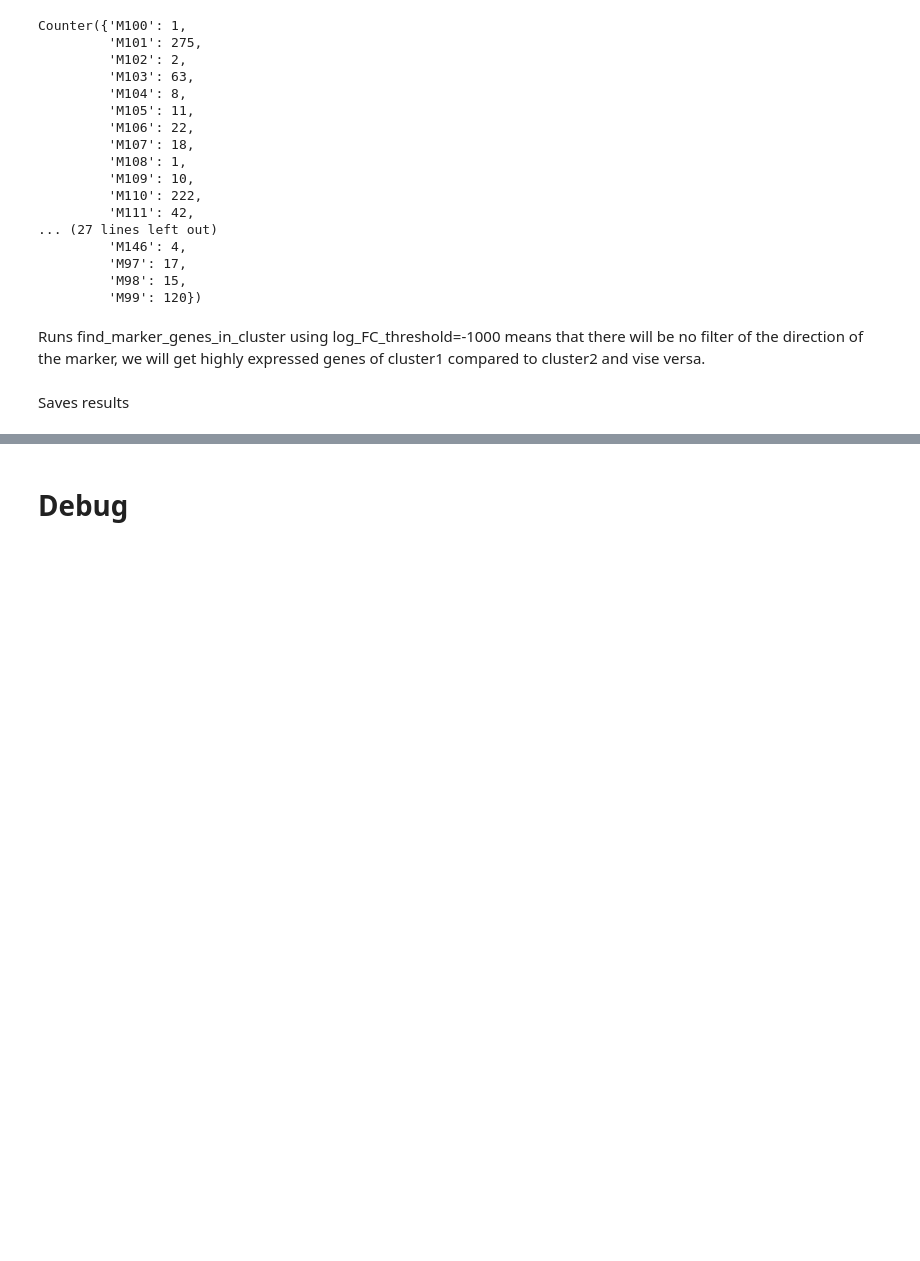
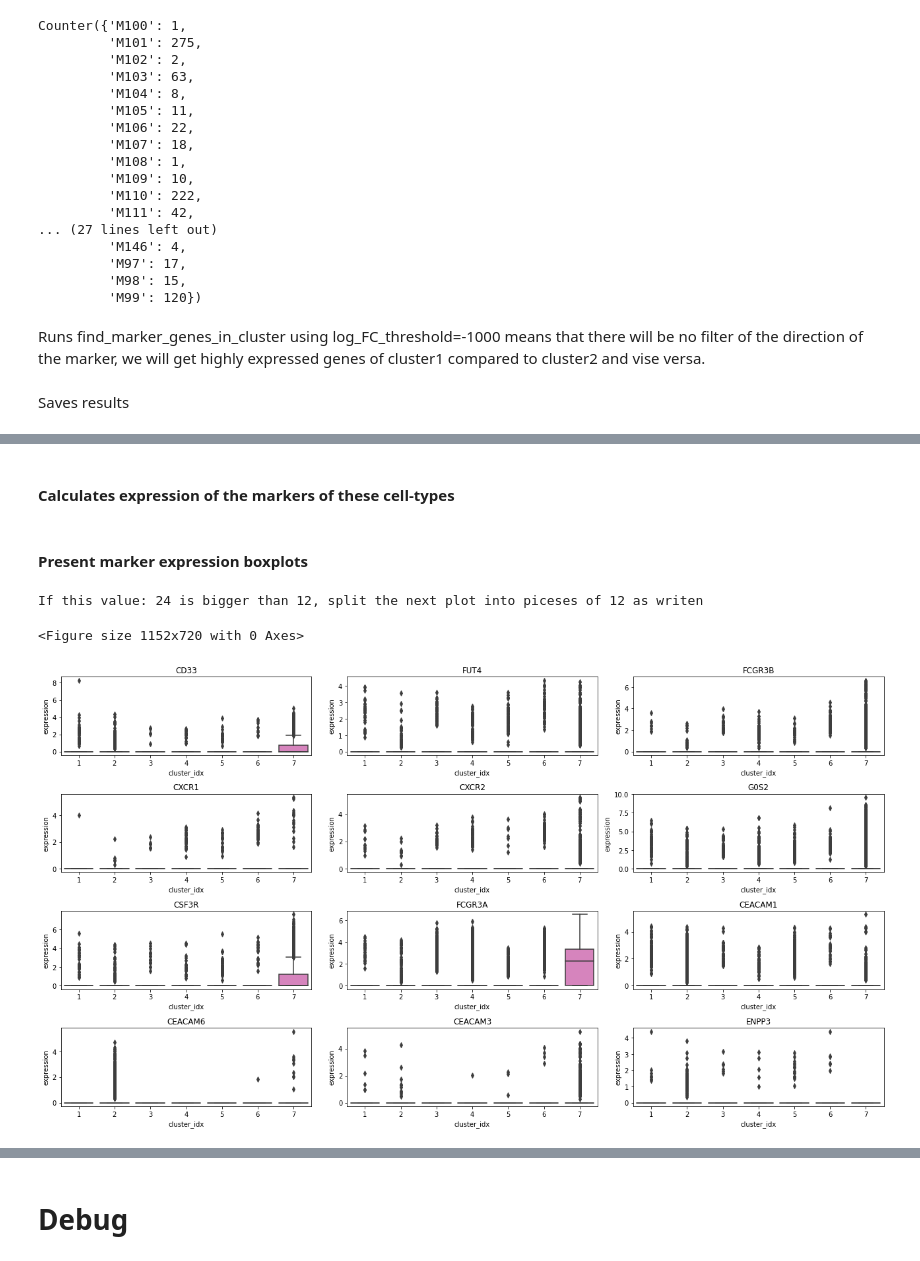
Before and after one commit to ItayShlosberg/classifying-response-to-immunotherapy, a Jupyter notebook: data_analysis/server_notebooks/Kmeans_clusters_investigation.ipynb, the cells around one changed output, grey strips where cells are left out. Cells and saved outputs as stored; diff of their text form; code cells hidden in the pictures; blank space fills up the shorter version.

```diff
--- a/data_analysis/server_notebooks/Kmeans_clusters_investigation.ipynb
+++ b/data_analysis/server_notebooks/Kmeans_clusters_investigation.ipynb
@@ -246,0 +257,4 @@ comparison_res[['features', 'gene names', 'corected_pval', 'log_FC', 'contaminat
+# %%
+FILTERED_CELLS_PATH = r'/storage/md_keren/shitay/Data/droplet_seq/cohort/normalized/6.21/cohort_normalized_10.6.21.pkl'
+KMEANS_ROW_CLUSTERS_PATH = r'/storage/md_keren/shitay/outputs/clustering/kmeans/24.5.21/row_kmeans'
+KMEANS_FILE_NAME = r'kmeans_immune_cells_4k_genes'  # excluding the suffix: '_k_num.pkl'
@@ -246,0 +263,4 @@ comparison_res[['features', 'gene names', 'corected_pval', 'log_FC', 'contaminat
+# %%
+print(f'Loading cohort file:\n{FILTERED_CELLS_PATH}')
+cohort = pickle.load(open(FILTERED_CELLS_PATH, 'rb'))
+filtered_cells = cohort.filter_cells_by_property('is_immune', True)
@@ -246,0 +274,5 @@ comparison_res[['features', 'gene names', 'corected_pval', 'log_FC', 'contaminat
+# %%
+K = 7
+kmeans_file_path = join(KMEANS_ROW_CLUSTERS_PATH, KMEANS_FILE_NAME + f'_k_{K}.pkl')
+print(f'Loading kmeans file:\n{kmeans_file_path}')
+clusters = pickle.load(open(kmeans_file_path, 'rb'))['clusters']
@@ -246,0 +284,3 @@ comparison_res[['features', 'gene names', 'corected_pval', 'log_FC', 'contaminat
+# %%
+clusters_cells = [filtered_cells[indices] for indices in clusters]
+print([(idx+1, v.number_of_cells) for idx, v in enumerate(clusters_cells)])
@@ -246,0 +327,2 @@ comparison_res[['features', 'gene names', 'corected_pval', 'log_FC', 'contaminat
+# %% [markdown]
+#### Calculates expression of the markers of these cell-types
@@ -246,0 +352,35 @@ comparison_res[['features', 'gene names', 'corected_pval', 'log_FC', 'contaminat
+# %% [markdown]
+#### Present marker expression boxplots
+# %%
+print(f'If this value: {int(len(list(df["marker"].unique())))} is bigger than 12, split the next plot into piceses of 12 as writen')
+# %% [output]
+If this value: 24 is bigger than 12, split the next plot into piceses of 12 as writen
+# %%
+markers_list = list(df['marker'].unique())
+# markers_list = list(df['marker'].unique())[int(len(list(df['marker'].unique()))/2):] ## split into 2 when there are many markers (more than 12)
+markers_list = list(df['marker'].unique())[12:] ## Takes first 12 markers (more than 12)
+
+plt.figure(figsize=(16,10))
+# plt.figure(figsize=(16,56))
+fig, axes = plt.subplots(int(np.ceil(len(markers_list)/3)), 3, figsize=(18, 10))
+axes = axes.ravel()
+axes_indices = [(x,y) for x in range(int(np.ceil(len(markers_list)/3))) for y in range(3)]
+
+for idx, marker_name in enumerate(markers_list):
+
+    if len(axes.shape)>1:
+        ax = axes[axes_indices[idx][0], axes_indices[idx][1]]
+    else:
+        ax = axes[idx]
+
+    marker_df = df[df['marker']==marker_name]
+    g = sns.boxplot(ax=ax, x="cluster_idx", y="expression", data=marker_df);
+    ax.set_title(marker_name)
+fig.tight_layout()
+
+if len(markers_list)%3>0:
+    for i in range(3-len(markers_list)%3, 0, -1):
+        axes[-i].remove()
+# %% [output]
+<Figure size 1152x720 with 0 Axes>
+[figure, added]
```
Also changed, not shown: parts of 36 cells of this notebook, 21 other files.
